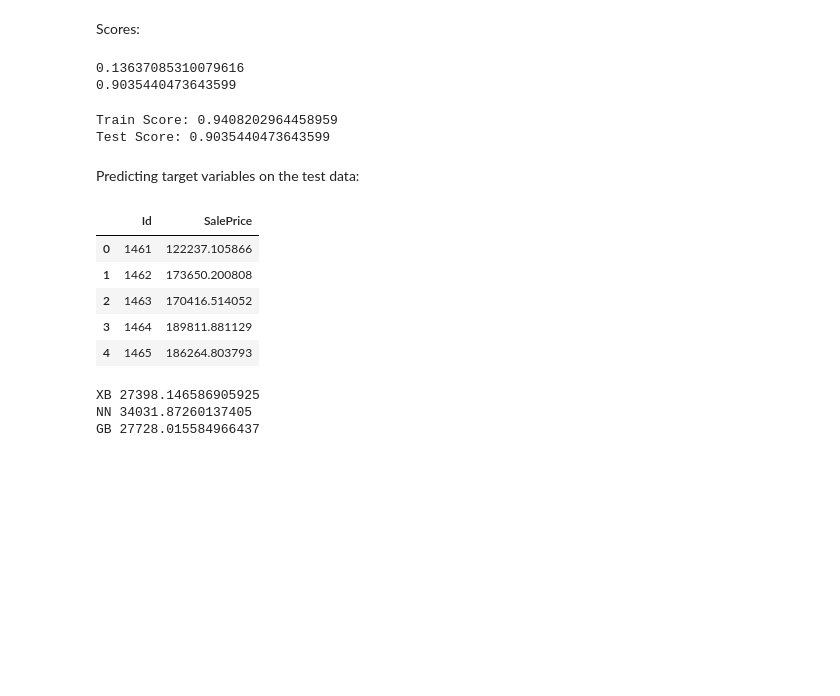
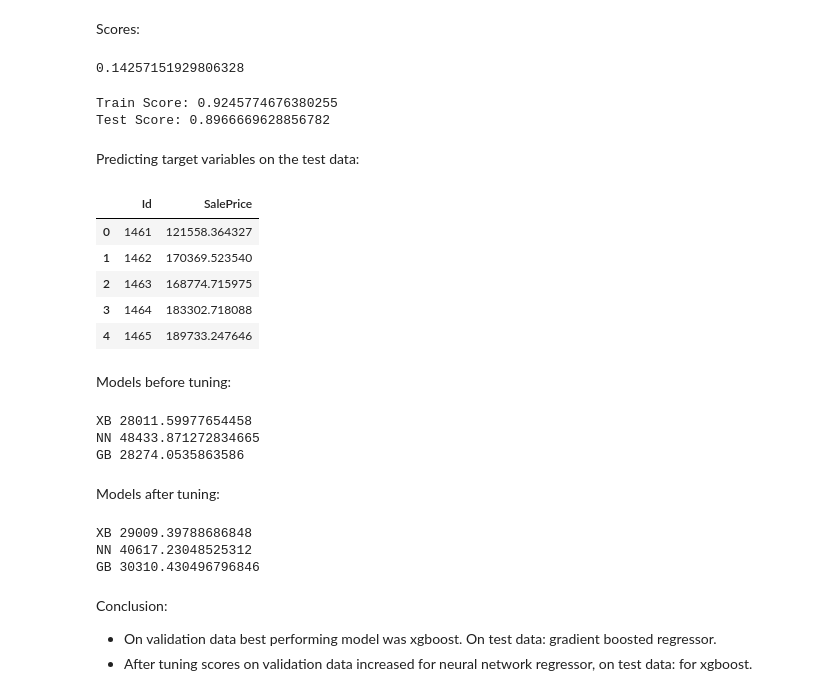
Before and after one commit to Tsukinome/Kaggle-Ames-2.0, a Jupyter notebook: Ames.ipynb, the cells around one changed output. Drawn from its saved outputs; the diff is of its cells as text; code cells hidden in the pictures; blank space fills up the shorter version.

```diff
--- a/Ames.ipynb
+++ b/Ames.ipynb
@@ -698,9 +689,9 @@ pipe_rs.best_params_
 Using newly found parameter values to train a neural network model:
 # %%
 nnet = MLPRegressor(
-    hidden_layer_sizes=(700,700,700,700),
-    max_iter=700,
-    alpha=0.01,
+    hidden_layer_sizes=(500,500,500),
+    max_iter=600,
+    alpha=1,
     random_state=RANDOM_STATE
 )
 # %%
@@ -861,19 +850,19 @@ pipe_rs.best_params_
 # %% [markdown]
 Using newly found parameter values to train a model:
 # %%
-gbr = GradientBoostingRegressor(n_estimators=300,
+gbr = GradientBoostingRegressor(n_estimators=200,
                                 learning_rate=0.025,
                                 subsample=1,
                                 max_depth=3,
                                 min_samples_leaf=15,
-                                min_samples_split=25,
+                                min_samples_split=20,
                                 random_state=RANDOM_STATE)
 # %%
 %%time
 
-final_gbr_pipeline = Pipeline(steps=[
+final_gbr_pipe = Pipeline(steps=[
     ('preprocess', full_processor),
     ('model', gbr)
 ])
-final_gbr_pipeline.fit(X_train, y_train)
+final_gbr_pipe.fit(X_train, y_train)
 # %% [output]
@@ -901,43 +890,63 @@ preds = final_gbr_pipeline.predict(X_valid)
 Scores:
 # %%
 print(mean_squared_error(np.log(y_valid), np.log(preds), squared=False))
-print(final_gbr_pipeline.score(X_valid, y_valid))
 # %% [output]
-0.13637085310079616
-0.9035440473643599
+0.14257151929806328
 # %%
-print("Train Score:",final_gbr_pipeline.score(X_train, y_train))
-print("Test Score:",final_gbr_pipeline.score(X_valid, y_valid))
+print("Train Score:",final_gbr_pipe.score(X_train, y_train))
+print("Test Score:",final_gbr_pipe.score(X_valid, y_valid))
 # %% [output]
-Train Score: 0.9408202964458959
-Test Score: 0.9035440473643599
+Train Score: 0.9245774676380255
+Test Score: 0.8966669628856782
 # %% [markdown]
 Predicting target variables on the test data:
 # %%
-preds = final_gbr_pipeline.predict(test_data)
+preds = final_gbr_pipe.predict(test_data)
 # %%
 output = pd.DataFrame({'Id': test_ID,
                        'SalePrice': preds})
-output.to_csv('gbr.csv', index=False)
+output.to_csv('gbr_tuned.csv', index=False)
 output.head()
 # %% [output]
 |  | Id | SalePrice |
-| 0 | 1461 | 122237.105866 |
-| 1 | 1462 | 173650.200808 |
-| 2 | 1463 | 170416.514052 |
-| 3 | 1464 | 189811.881129 |
-| 4 | 1465 | 186264.803793 |
+| 0 | 1461 | 121558.364327 |
+| 1 | 1462 | 170369.523540 |
+| 2 | 1463 | 168774.715975 |
+| 3 | 1464 | 183302.718088 |
+| 4 | 1465 | 189733.247646 |
+# %% [markdown]
+Models before tuning:
 # %%
 models = []
-models.append(("XB",final_xgboost_pipe))
+models.append(("XB",xgboost_pipeline))
 models.append(("NN",nnet_pipeline))
 models.append(("GB",gbr_pipeline))
 
 for name,model in models:
-   kfold = KFold(n_splits=4, random_state=1).get_n_splits(X_train.values)
+   kfold = KFold(n_splits=3, random_state=RANDOM_STATE).get_n_splits(X_train.values)
    cv_result = np.sqrt(-cross_val_score(model,X_train,y_train, scoring="neg_mean_squared_error", cv = kfold))
    print(name, np.mean(cv_result))
 # %% [output]
-XB 27398.146586905925
-NN 34031.87260137405
-GB 27728.015584966437
+XB 28011.59977654458
+NN 48433.871272834665
+GB 28274.0535863586
+# %% [markdown]
+Models after tuning:
+# %%
+models = []
+models.append(("XB", final_xgboost_pipe))
+models.append(("NN", final_nnet_pipe))
+models.append(("GB", final_gbr_pipe))
+
+for name,model in models:
+   kfold = KFold(n_splits=3, random_state=RANDOM_STATE).get_n_splits(X_train.values)
+   cv_result = np.sqrt(-cross_val_score(model,X_train,y_train, scoring="neg_mean_squared_error", cv = kfold))
+   print(name, np.mean(cv_result))
+# %% [output]
+XB 29009.39788686848
+NN 40617.23048525312
+GB 30310.430496796846
+# %% [markdown]
+Conclusion:
+* On validation data best performing model was xgboost. On test data: gradient boosted regressor.
+* After tuning scores on validation data increased for neural network regressor, on test data: for xgboost.
```
Also changed, not shown: parts of 29 cells of this notebook, 6 other files.
